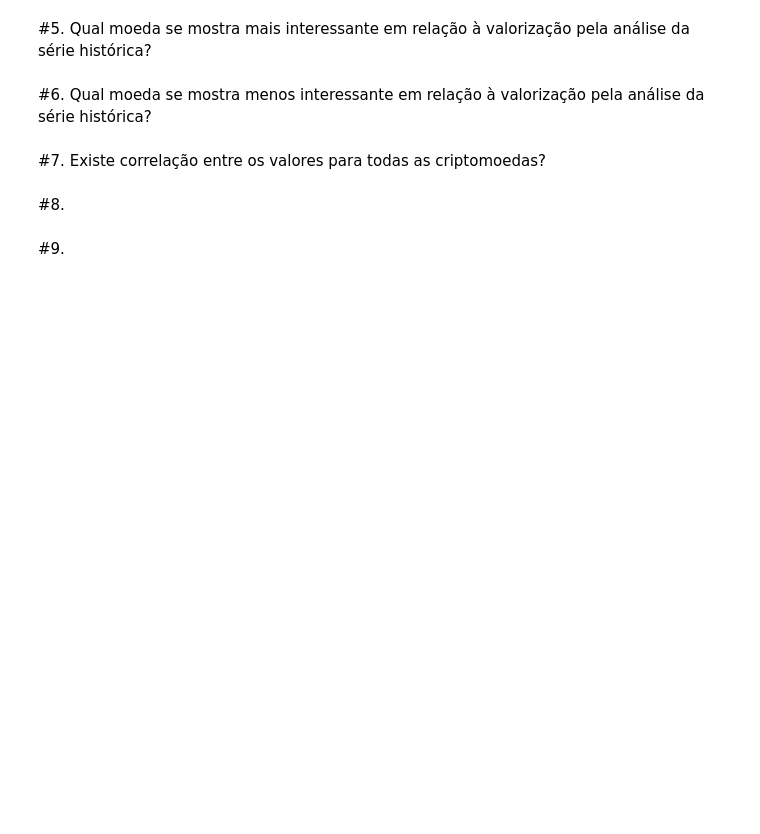
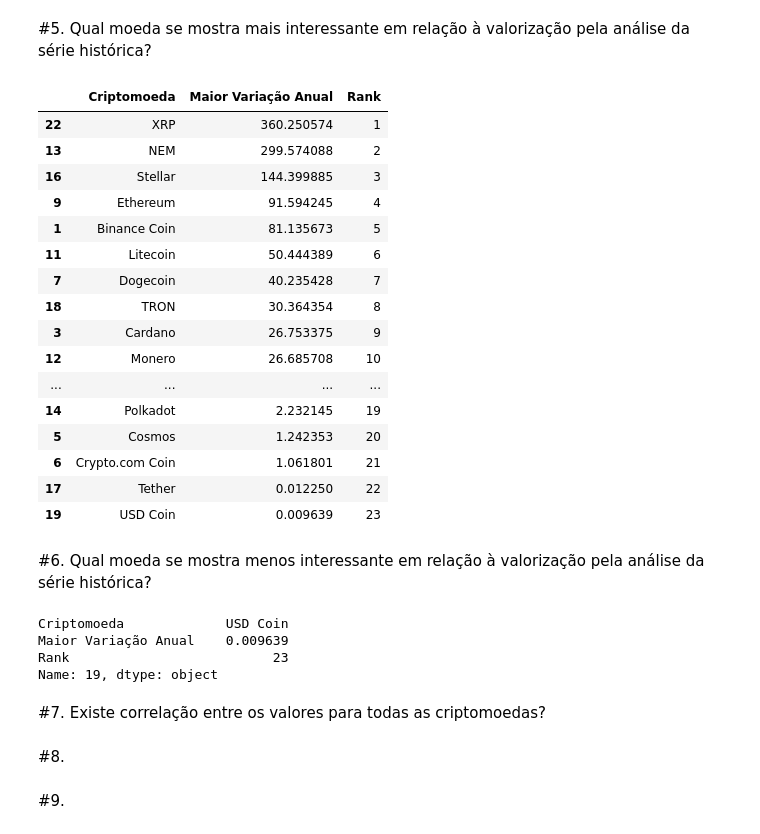
Before and after one commit to WillianXG/Projeto_Em_grupo-Modulo-3, a Jupyter notebook: grupoModulo3.ipynb, the cells around one changed output. Saved outputs shown, nothing was run; the diff lists cells and outputs as text; code cells hidden in the pictures; blank space fills up the shorter version.

```diff
--- a/grupoModulo3.ipynb
+++ b/grupoModulo3.ipynb
@@ -265,7 +336,37 @@ AttributeError: 'Series' object has no attribute 'weekday'
 # %% [markdown]
 #5. Qual moeda se mostra mais interessante em relação à valorização pela análise da série histórica?
+# %%
+moedaMaisInteressante=rank_criptomoedas_por_valorizacao(criptomoedas)
+print(moedaMaisInteressante.iloc[0]
+# %%
+moedaMaisInteressante
+# %% [output]
+|  | Criptomoeda | Maior Variação Anual | Rank |
+| 22 | XRP | 360.250574 | 1 |
+| 13 | NEM | 299.574088 | 2 |
+| 16 | Stellar | 144.399885 | 3 |
+| 9 | Ethereum | 91.594245 | 4 |
+| 1 | Binance Coin | 81.135673 | 5 |
+| 11 | Litecoin | 50.444389 | 6 |
+| 7 | Dogecoin | 40.235428 | 7 |
+| 18 | TRON | 30.364354 | 8 |
+| 3 | Cardano | 26.753375 | 9 |
+| 12 | Monero | 26.685708 | 10 |
+| ... | ... | ... | ... |
+| 14 | Polkadot | 2.232145 | 19 |
+| 5 | Cosmos | 1.242353 | 20 |
+| 6 | Crypto.com Coin | 1.061801 | 21 |
+| 17 | Tether | 0.012250 | 22 |
+| 19 | USD Coin | 0.009639 | 23 |
 # %% [markdown]
 #6. Qual moeda se mostra menos interessante em relação à valorização pela análise da série histórica?
+# %%
+print(moedaMaisInteressante.iloc[-1])
+# %% [output]
+Criptomoeda             USD Coin
+Maior Variação Anual    0.009639
+Rank                          23
+Name: 19, dtype: object
 # %% [markdown]
 #7. Existe correlação entre os valores para todas as criptomoedas?
 # %% [markdown]
```
Also changed, not shown: parts of 4 cells of this notebook.
